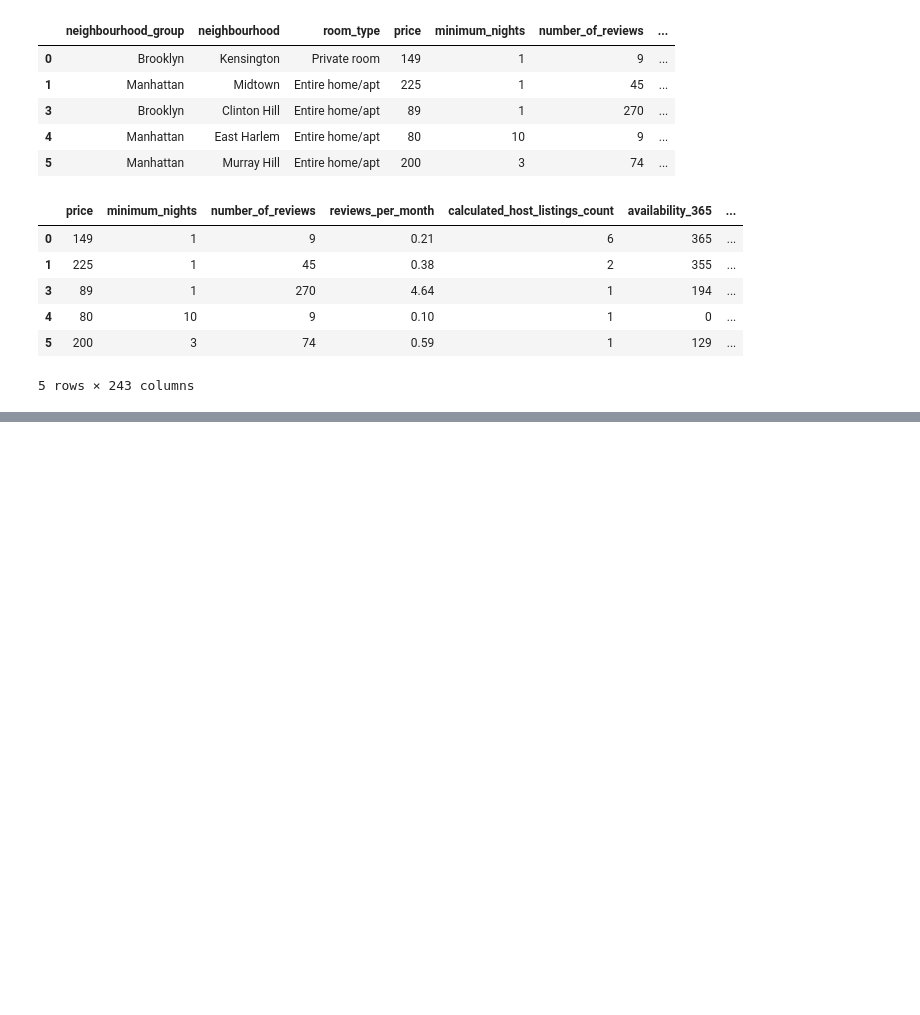
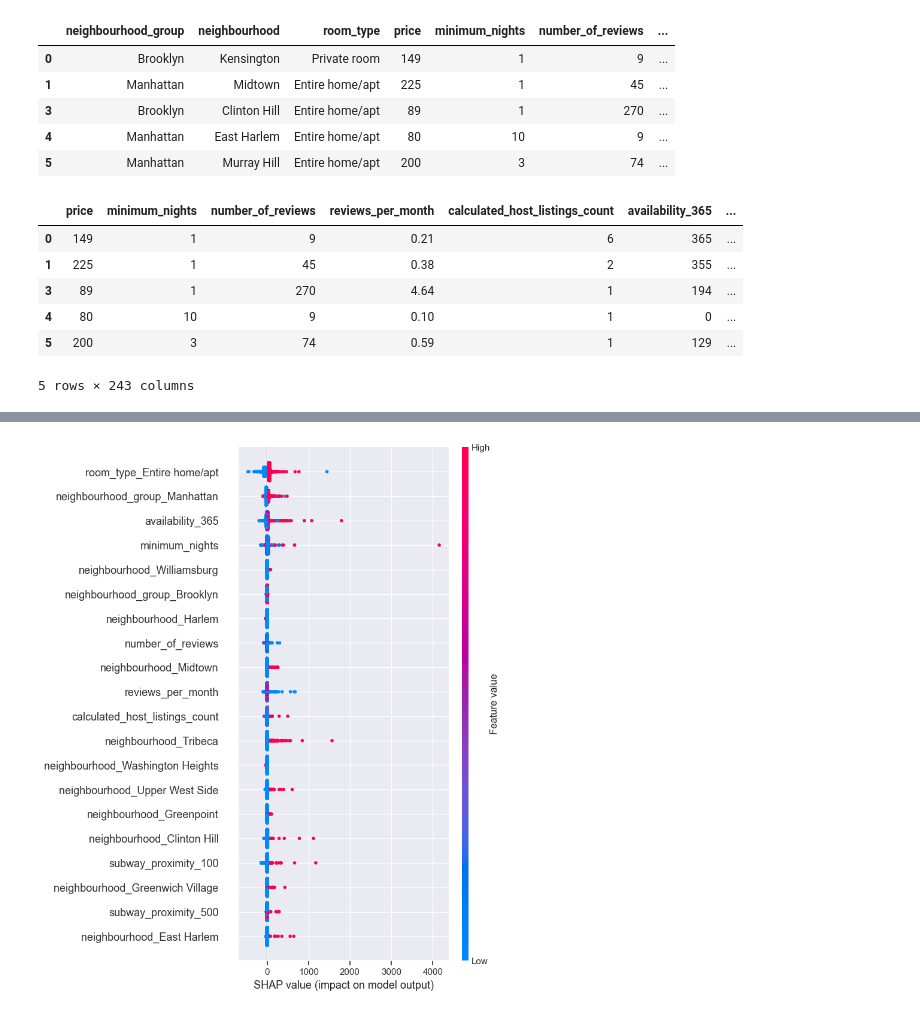
Before and after one commit to Plunksbar/VA-Final_Lab, a Jupyter notebook: data_exploration.ipynb, the cells around one changed output, grey strips where cells are left out. Drawn from its saved outputs; the diff is of its cells as text; code cells hidden in the pictures; blank space fills up the shorter version.

```diff
--- a/data_exploration.ipynb
+++ b/data_exploration.ipynb
@@ -487,0 +508,5 @@ mean_squared_error(y_test, y_predict)
+# %%
+import shap
+shap.initjs()
+explainer=shap.Explainer(random_forest)
+shap_values = explainer(X)
@@ -487,0 +515,4 @@ mean_squared_error(y_test, y_predict)
+# %%
+shap.summary_plot(shap_values, X)
+# %% [output]
+[figure, added]
```
Also changed, not shown: parts of 5 cells of this notebook, 1 other file.
